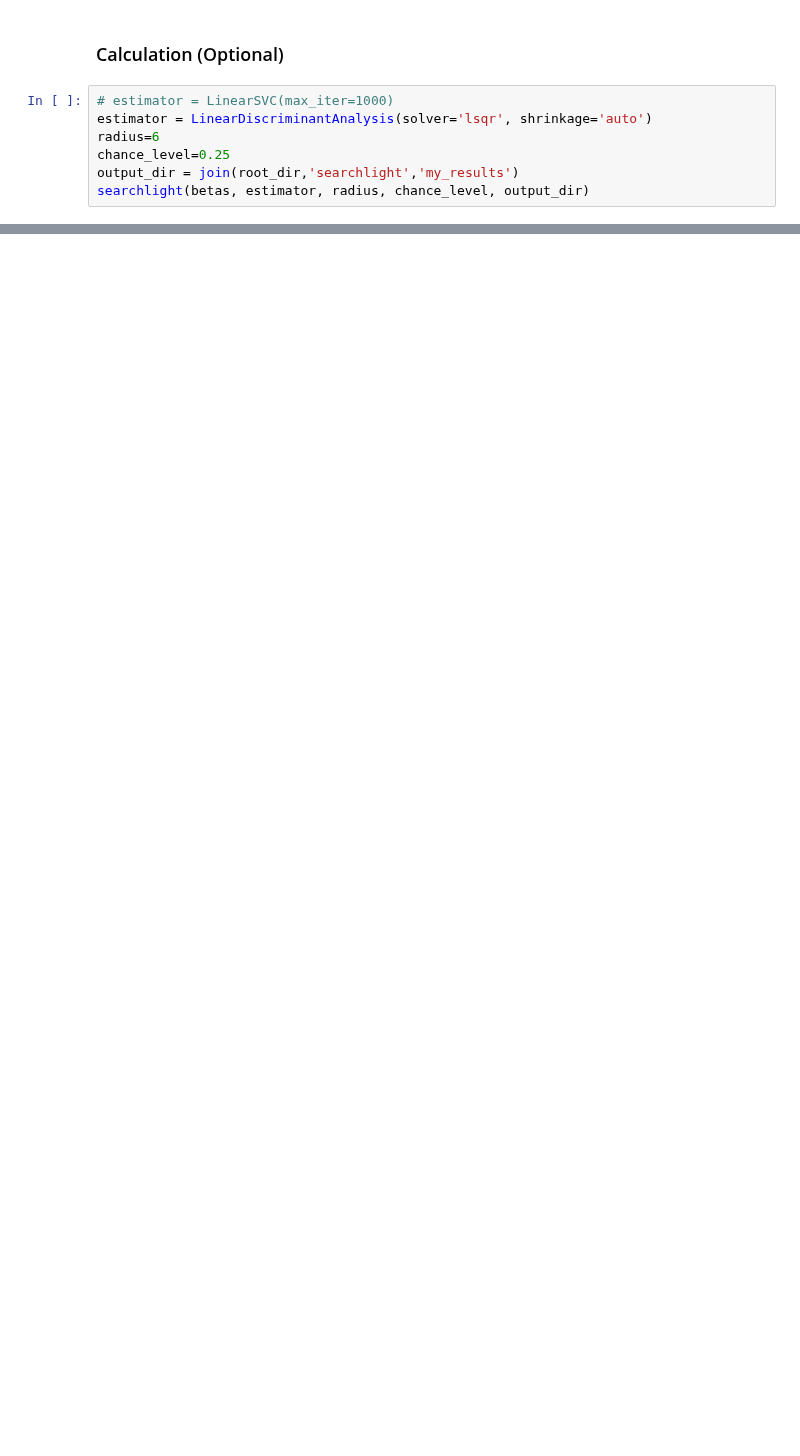
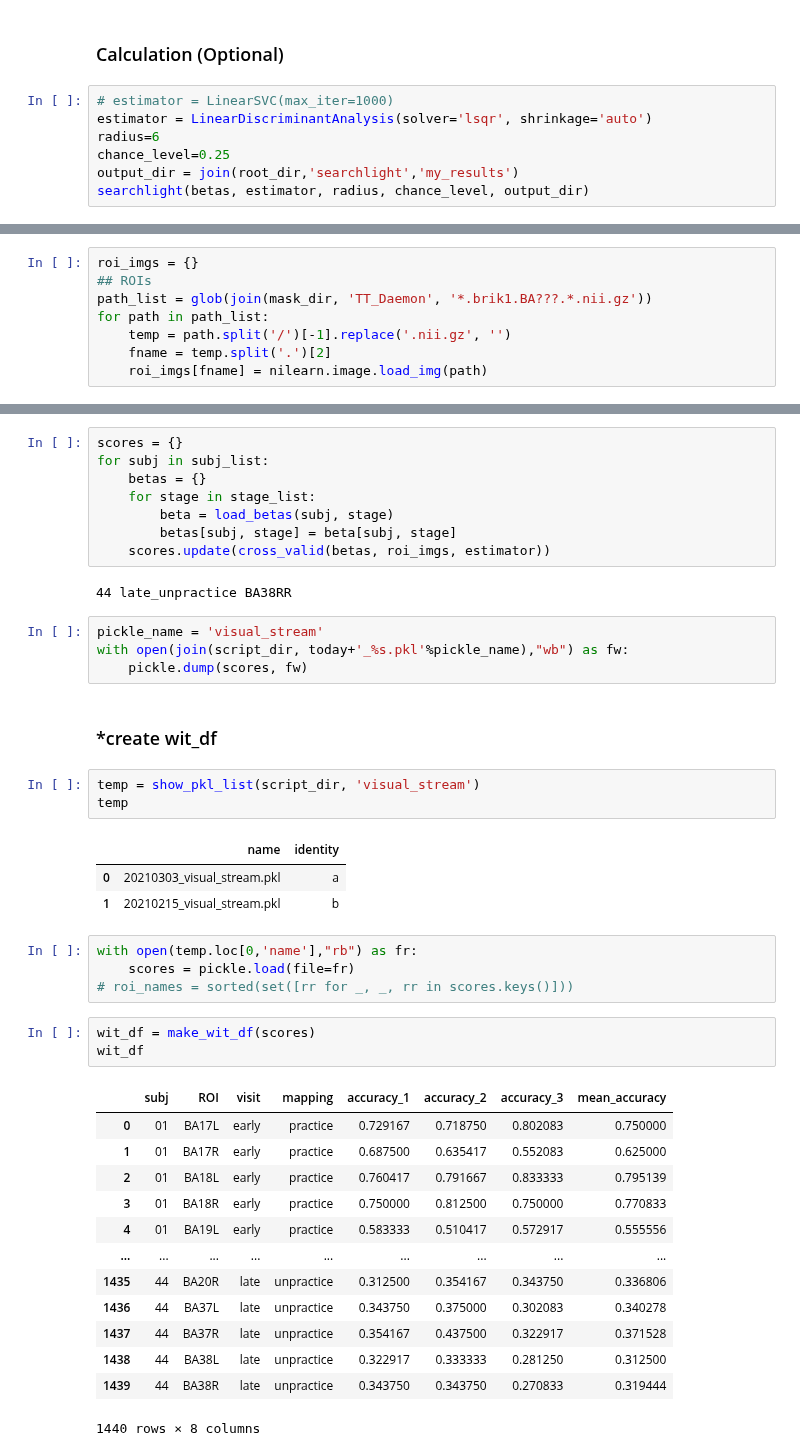
Before and after one commit to psb629/labs, a Jupyter notebook: GA/scripts/fMRI_fancy_analysis.ipynb, the cells around one changed output, grey strips where cells are left out. Drawn from its saved outputs; the diff is of its cells as text; blank space fills up the shorter version.

```diff
--- a/GA/scripts/fMRI_fancy_analysis.ipynb
+++ b/GA/scripts/fMRI_fancy_analysis.ipynb
@@ -351,0 +378,8 @@ searchlight(betas, estimator, radius, chance_level, output_dir)
+# %%
+roi_imgs = {}
+## ROIs
+path_list = glob(join(mask_dir, 'TT_Daemon', '*.brik1.BA???.*.nii.gz'))
+for path in path_list:
+    temp = path.split('/')[-1].replace('.nii.gz', '')
+    fname = temp.split('.')[2]
+    roi_imgs[fname] = nilearn.image.load_img(path)
@@ -351,0 +388,44 @@ searchlight(betas, estimator, radius, chance_level, output_dir)
+# %%
+scores = {}
+for subj in subj_list:
+    betas = {}
+    for stage in stage_list:
+        beta = load_betas(subj, stage)
+        betas[subj, stage] = beta[subj, stage]
+    scores.update(cross_valid(betas, roi_imgs, estimator))
+# %% [output]
+44 late_unpractice BA38RR
+# %%
+pickle_name = 'visual_stream'
+with open(join(script_dir, today+'_%s.pkl'%pickle_name),"wb") as fw:
+    pickle.dump(scores, fw)
+# %% [markdown]
+### *create wit_df
+# %%
+temp = show_pkl_list(script_dir, 'visual_stream')
+temp
+# %% [output]
+|  | name | identity |
+| 0 | 20210303_visual_stream.pkl | a |
+| 1 | 20210215_visual_stream.pkl | b |
+# %%
+with open(temp.loc[0,'name'],"rb") as fr:
+    scores = pickle.load(file=fr)
+# roi_names = sorted(set([rr for _, _, rr in scores.keys()]))
+# %%
+wit_df = make_wit_df(scores)
+wit_df
+# %% [output]
+|  | subj | ROI | visit | mapping | accuracy_1 | accuracy_2 | accuracy_3 | mean_accuracy |
+| 0 | 01 | BA17L | early | practice | 0.729167 | 0.718750 | 0.802083 | 0.750000 |
+| 1 | 01 | BA17R | early | practice | 0.687500 | 0.635417 | 0.552083 | 0.625000 |
+| 2 | 01 | BA18L | early | practice | 0.760417 | 0.791667 | 0.833333 | 0.795139 |
+| 3 | 01 | BA18R | early | practice | 0.750000 | 0.812500 | 0.750000 | 0.770833 |
+| 4 | 01 | BA19L | early | practice | 0.583333 | 0.510417 | 0.572917 | 0.555556 |
+| ... | ... | ... | ... | ... | ... | ... | ... | ... |
+| 1435 | 44 | BA20R | late | unpractice | 0.312500 | 0.354167 | 0.343750 | 0.336806 |
+| 1436 | 44 | BA37L | late | unpractice | 0.343750 | 0.375000 | 0.302083 | 0.340278 |
+| 1437 | 44 | BA37R | late | unpractice | 0.354167 | 0.437500 | 0.322917 | 0.371528 |
+| 1438 | 44 | BA38L | late | unpractice | 0.322917 | 0.333333 | 0.281250 | 0.312500 |
+| 1439 | 44 | BA38R | late | unpractice | 0.343750 | 0.343750 | 0.270833 | 0.319444 |
+1440 rows × 8 columns
```
Also changed, not shown: parts of 47 cells of this notebook, 2 other files.
